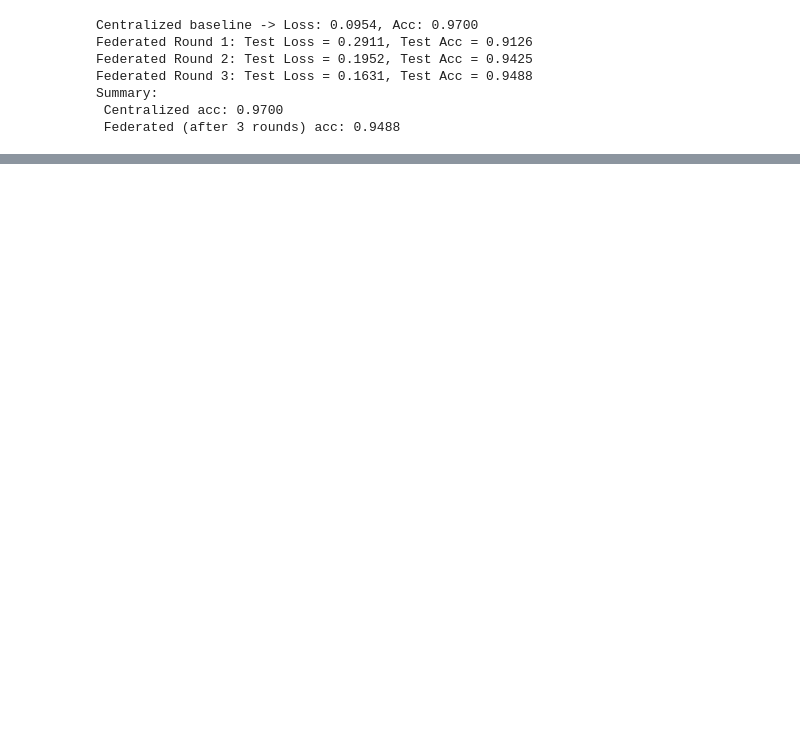
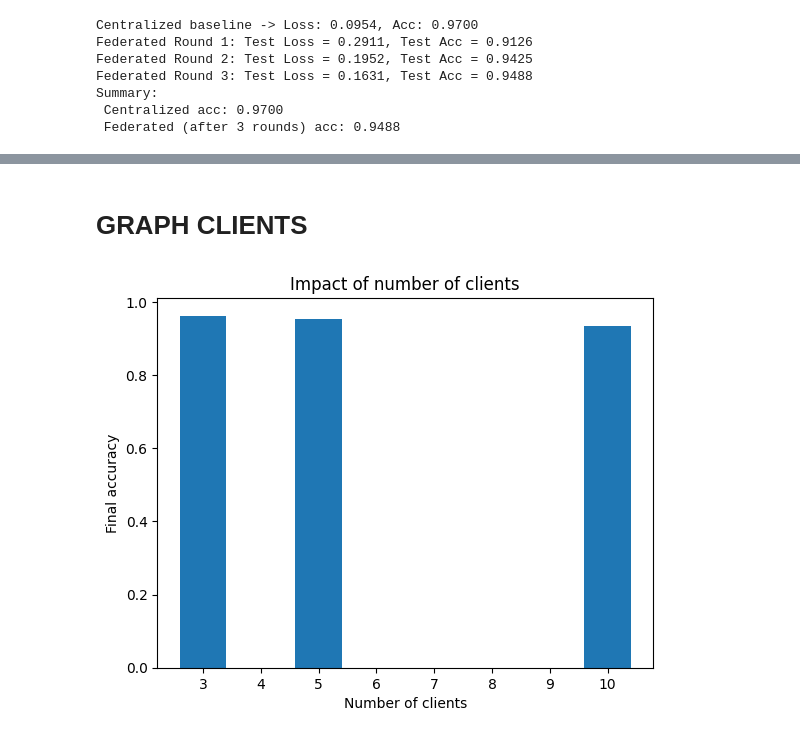
Before and after one commit to Neginow/Federated-Learning-Project, a Jupyter notebook: federated_mnist.ipynb, the cells around one changed output, grey strips where cells are left out. Drawn from its saved outputs; the diff is of its cells as text; code cells hidden in the pictures; blank space fills up the shorter version.

```diff
--- a/federated_mnist.ipynb
+++ b/federated_mnist.ipynb
@@ -208,9 +213,8 @@ Local training produced state dict keys: ['fc1.weight', 'fc1.bias', 'fc2.weight'
 # %%
 def federated_average(state_dicts: List[dict], weights: List[float]) -> dict:
-    """Average a list of state_dicts using the provided weights (same keys assumed).
-    weights are normalized to sum to 1.
+    """ fonction d'average des poids des modèles
     """
-    # normalize weights
+    # normalise les poids
     total = float(sum(weights))
     if total == 0:
         raise ValueError('Sum of weights must be > 0')
@@ -218,11 +222,18 @@ def federated_average(state_dicts: List[dict], weights: List[float]) -> dict:
 
     avg_state = {}
     for key in state_dicts[0].keys():
-        # start from zeros of appropriate shape and dtype
-        avg_state[key] = torch.zeros_like(state_dicts[0][key])
-        for sd, w in zip(state_dicts, norm_weights):
-            avg_state[key] += sd[key].float() * w
-    # ensure same dtype as original params
+        # 🔥 CAS FLOAT → on moyenne normalement
+        if state_dicts[0][key].dtype.is_floating_point:
+            avg_state[key] = torch.zeros_like(state_dicts[0][key])
+            for sd, w in zip(state_dicts, norm_weights):
+                avg_state[key] += sd[key] * w
+
+        # 🔥 CAS NON-FLOAT (BatchNorm etc) → on copie
+        else:
+            avg_state[key] = state_dicts[0][key]
+
+    # remettre les types d'origine (inutile mais on garde ta logique)
     for key in avg_state.keys():
         avg_state[key] = avg_state[key].type(state_dicts[0][key].dtype)
+
     return avg_state
@@ -301,0 +474,16 @@ Summary:
+# %%
+client_tests = [3, 5, 10]
+results_clients = {}
+
+for n_clients in client_tests:
+    subsets = split_dataset_iid(train_dataset, n_clients)
+
+    loaders = [
+        DataLoader(subset, batch_size=BATCH_SIZE, shuffle=True)
+        for subset in subsets
+    ]
+
+    res = run_federated(loaders)
+    results_clients[n_clients] = res[-1]
+
+print(results_clients)
@@ -301,0 +549,11 @@ Summary:
+# %% [markdown]
+# GRAPH CLIENTS
+# %%
+plt.bar(results_clients.keys(), results_clients.values())
+
+plt.xlabel("Number of clients")
+plt.ylabel("Final accuracy")
+plt.title("Impact of number of clients")
+plt.show()
+# %% [output]
+[figure, added]
```
Also changed, not shown: parts of 56 cells of this notebook.
